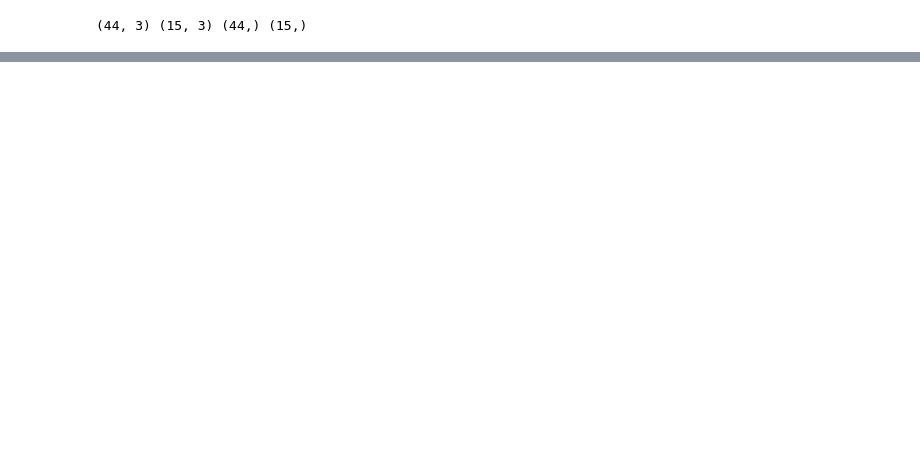
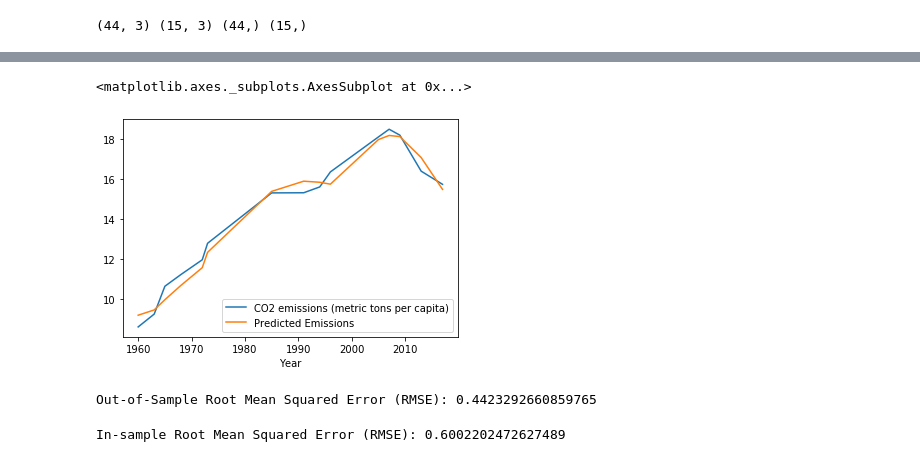
Before and after one commit to mws1395/Project2, a Jupyter notebook: ESG_Project_2.ipynb, the cells around one changed output, grey strips where cells are left out. Saved outputs shown, nothing was run; the diff lists cells and outputs as text; code cells hidden in the pictures; blank space fills up the shorter version.

```diff
--- a/ESG_Project_2.ipynb
+++ b/ESG_Project_2.ipynb
@@ -166,0 +163,9 @@ X_test_scaled = X_scaler.transform(X_test)
+# %%
+# Make predictions using the Scaled Testing Data
+
+predicted_y_values = model.predict(X_test_scaled)
+# %%
+# Assemble actual y data (Y_test) with predicted y data (from just above) into two columns in a dataframe:
+Results = y_test.to_frame()
+Results["Predicted Emissions"] = predicted_y_values
+Results = Results.sort_index()
@@ -166,0 +182,37 @@ X_test_scaled = X_scaler.transform(X_test)
+# %%
+Results.plot()
+# %% [output]
+<matplotlib.axes._subplots.AxesSubplot at 0x...>
+[figure, added]
+# %%
+from sklearn.metrics import mean_squared_error, r2_score
+# Calculate the mean_squared_error (MSE) on actual versus predicted test "y"
+# (Hint: use the dataframe above)
+mse = mean_squared_error(
+    Results["CO2 emissions (metric tons per capita)"],
+    Results["Predicted Emissions"]
+)
+
+# Using that mean-squared-error, calculate the root-mean-squared error (RMSE):
+rmse = np.sqrt(mse)
+print(f"Out-of-Sample Root Mean Squared Error (RMSE): {rmse}")
+# %% [output]
+Out-of-Sample Root Mean Squared Error (RMSE): 0.4423292660859765
+# %%
+# Construct a dataframe using just the "y" training data:
+in_sample_results = y_train.to_frame()
+
+# Add a column of "in-sample" predictions to that DataFrame:
+in_sample_results["In-sample Predictions"] = model.predict(X_train_scaled)
+
+# Calculate in-sample mean_squared_error (for comparison to out-of-sample)
+in_sample_mse = mean_squared_error(
+    in_sample_results["CO2 emissions (metric tons per capita)"],
+    in_sample_results["In-sample Predictions"]
+)
+
+# Calculate in-sample root mean_squared_error (for comparison to out-of-sample)
+in_sample_rmse = np.sqrt(in_sample_mse)
+print(f"In-sample Root Mean Squared Error (RMSE): {in_sample_rmse}")
+# %% [output]
+In-sample Root Mean Squared Error (RMSE): 0.6002202472627489
```
Also changed, not shown: parts of 11 cells of this notebook.
